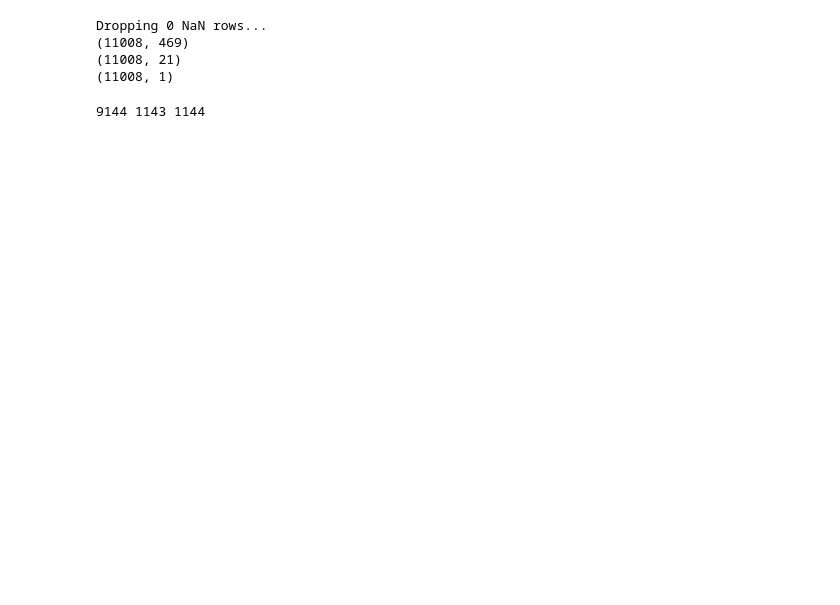
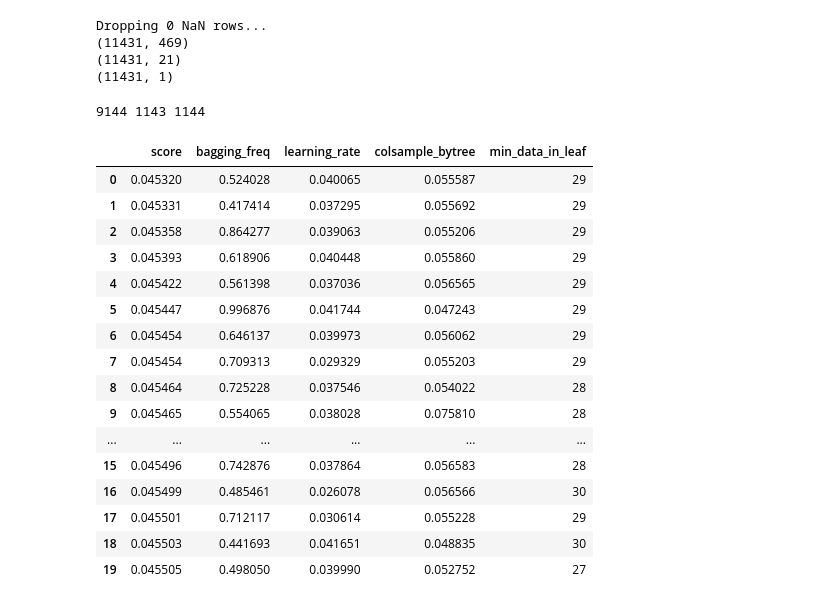
Before and after one commit to MaBody/aldiscore, a Jupyter notebook: notebooks/prediction_dev.ipynb, the cells around one changed output. Cells and saved outputs as stored; diff of their text form; code cells hidden in the pictures; blank space fills up the shorter version.

```diff
--- a/notebooks/prediction_dev.ipynb
+++ b/notebooks/prediction_dev.ipynb
@@ -10,15 +11,19 @@ from aldiscore.prediction import utils
 data_dir = Path("/hits/fast/cme/bodynems/data/paper")
 feat_df, drop_df, label_df = utils.load_features(
     data_dir,
+    label_scale=1.1,
     # exclude_sources=["sabre"],
     exclude_features=["is_dna", "num_seqs", "seq_length"],
 )
+clean_feat_names = feat_df.columns.str.replace(":", ".").to_list()
+feat_df.columns = clean_feat_names
+
 print(feat_df.shape)
 print(drop_df.shape)
 print(label_df.shape)
 # %% [output]
 Dropping 0 NaN rows...
-(11008, 469)
-(11008, 21)
-(11008, 1)
+(11431, 469)
+(11431, 21)
+(11431, 1)
 # %%
@@ -47,3 +58,24 @@ print(len(train_idxs), len(test_idxs), len(valid_idxs))
 # %% [output]
 9144 1143 1144
+# %%
+param_df = pd.read_parquet(ROOT / "optuna" / "trial_02.parquet")
+param_df.head(20)
+# %% [output]
+|  | score | bagging_freq | learning_rate | colsample_bytree | min_data_in_leaf |
+| 0 | 0.045320 | 0.524028 | 0.040065 | 0.055587 | 29 |
+| 1 | 0.045331 | 0.417414 | 0.037295 | 0.055692 | 29 |
+| 2 | 0.045358 | 0.864277 | 0.039063 | 0.055206 | 29 |
+| 3 | 0.045393 | 0.618906 | 0.040448 | 0.055860 | 29 |
+| 4 | 0.045422 | 0.561398 | 0.037036 | 0.056565 | 29 |
+| 5 | 0.045447 | 0.996876 | 0.041744 | 0.047243 | 29 |
+| 6 | 0.045454 | 0.646137 | 0.039973 | 0.056062 | 29 |
+| 7 | 0.045454 | 0.709313 | 0.029329 | 0.055203 | 29 |
+| 8 | 0.045464 | 0.725228 | 0.037546 | 0.054022 | 28 |
+| 9 | 0.045465 | 0.554065 | 0.038028 | 0.075810 | 28 |
+| ... | ... | ... | ... | ... | ... |
+| 15 | 0.045496 | 0.742876 | 0.037864 | 0.056583 | 28 |
+| 16 | 0.045499 | 0.485461 | 0.026078 | 0.056566 | 30 |
+| 17 | 0.045501 | 0.712117 | 0.030614 | 0.055228 | 29 |
+| 18 | 0.045503 | 0.441693 | 0.041651 | 0.048835 | 30 |
+| 19 | 0.045505 | 0.498050 | 0.039990 | 0.052752 | 27 |
 # %%
```
Also changed, not shown: parts of 12 cells of this notebook.
